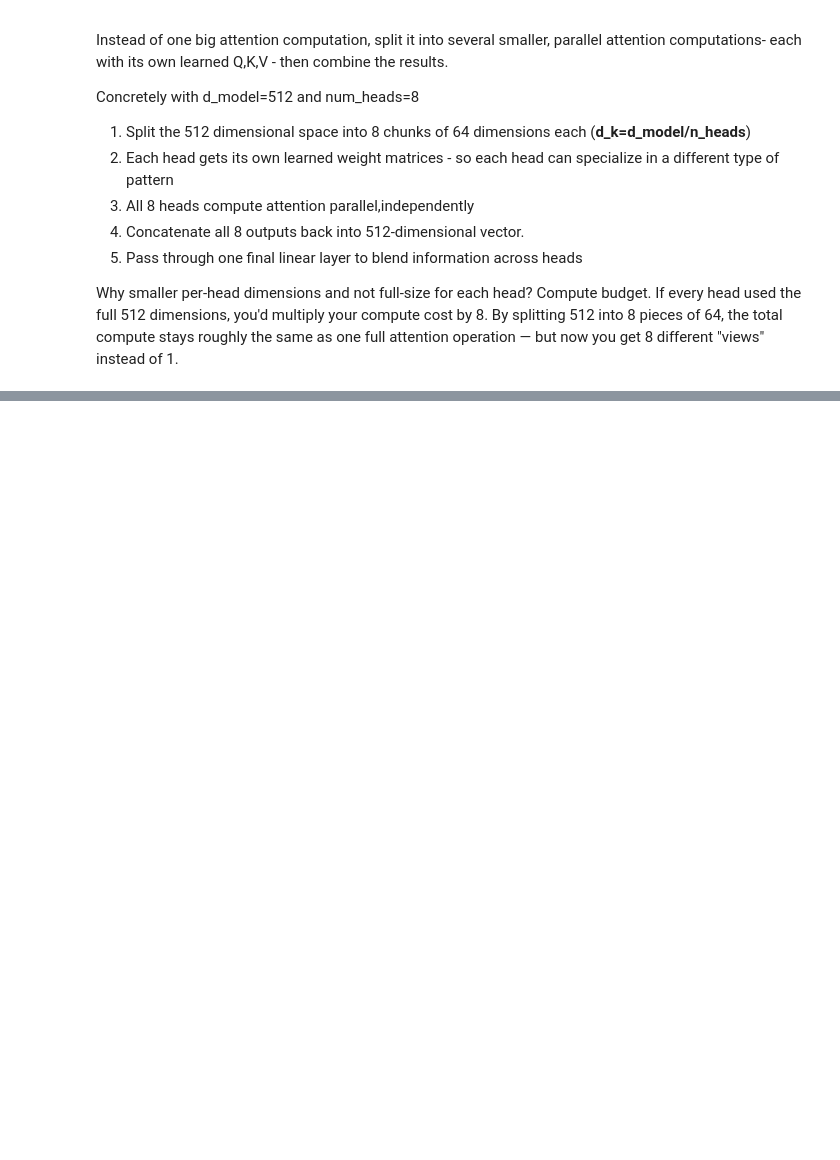
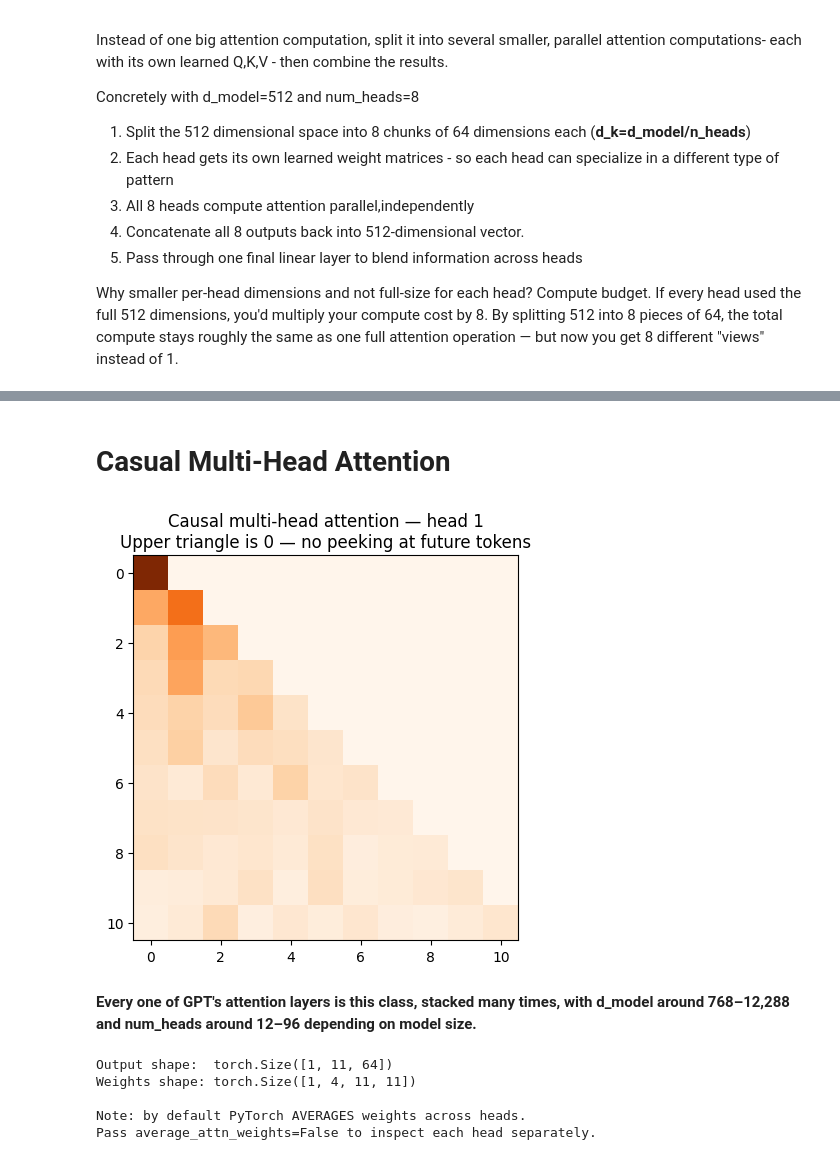
Before and after one commit to chandhu1255/LLM-Learning-Journey, a Jupyter notebook: Stage3/02_multihead_attention.ipynb, the cells around one changed output, grey strips where cells are left out. Drawn from its saved outputs; the diff is of its cells as text; code cells hidden in the pictures; blank space fills up the shorter version.

```diff
--- a/Stage3/02_multihead_attention.ipynb
+++ b/Stage3/02_multihead_attention.ipynb
@@ -119,0 +144,45 @@ AttributeError: 'Tensor' object has no attribute 'veiw'
+# %% [markdown]
+# Casual Multi-Head Attention
+# %%
+torch.manual_seed(42)
+d_model = 64
+num_heads = 4
+seq_len = 11  # Length of your 11-word sentence
+X = torch.randn(1, seq_len, d_model)  #  X tensor
+class CasualMultiHeadattention(nn.Module):
+    def __init__(self,d_model,num_heads):
+        super().__init__()
+        self.mha=MultiHeadAttention(d_model,num_heads)
+
+    def forward(self,x):
+        seq_len=x.size(1)
+        casual_mask=torch.tril(torch.ones(seq_len,seq_len)).bool()
+        casual_mask=casual_mask.unsqueeze(0).unsqueeze(0)
+        return self.mha(x,mask=casual_mask)
+
+casual_mha=CasualMultiHeadattention(d_model=64,num_heads=4)
+out,w=casual_mha(X)
+fig,ax=plt.subplots(figsize=(5,5))
+ax.imshow(w[0,0].detach().numpy(),cmap='Oranges')
+ax.set_title("Causal multi-head attention — head 1\nUpper triangle is 0 — no peeking at future tokens")
+plt.savefig("casual_mha.png",dpi=150)
+plt.show()
+# %% [output]
+[figure, added]
+# %% [markdown]
+__Every one of GPT's attention layers is this class, stacked many times, with d_model around 768–12,288 and num_heads around 12–96 depending on model size.__
+# %%
+pytorch_mha=nn.MultiheadAttention(embed_dim=d_model,num_heads=num_heads,batch_first=True)
+x2=torch.rand(1,seq_len,d_model)
+attn_output, attn_weights = pytorch_mha(x2, x2, x2, average_attn_weights=False)
+
+print("Output shape: ", attn_output.shape)   # (1, seq_len, d_model)
+print("Weights shape:", attn_weights.shape)  # (1, num_heads, seq_len, seq_len)
+print("\nNote: by default PyTorch AVERAGES weights across heads.")
+print("Pass average_attn_weights=False to inspect each head separately.")
+# %% [output]
+Output shape:  torch.Size([1, 11, 64])
+Weights shape: torch.Size([1, 4, 11, 11])
+
+Note: by default PyTorch AVERAGES weights across heads.
+Pass average_attn_weights=False to inspect each head separately.
```
Also changed, not shown: parts of 4 cells of this notebook, 5 other files.
